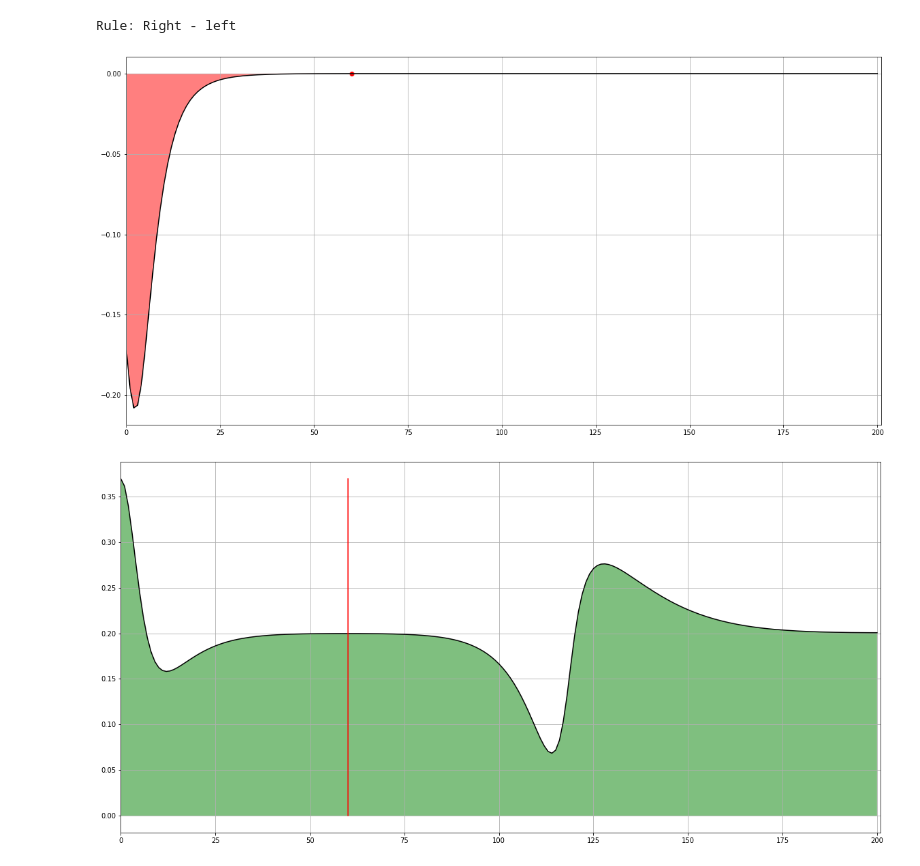
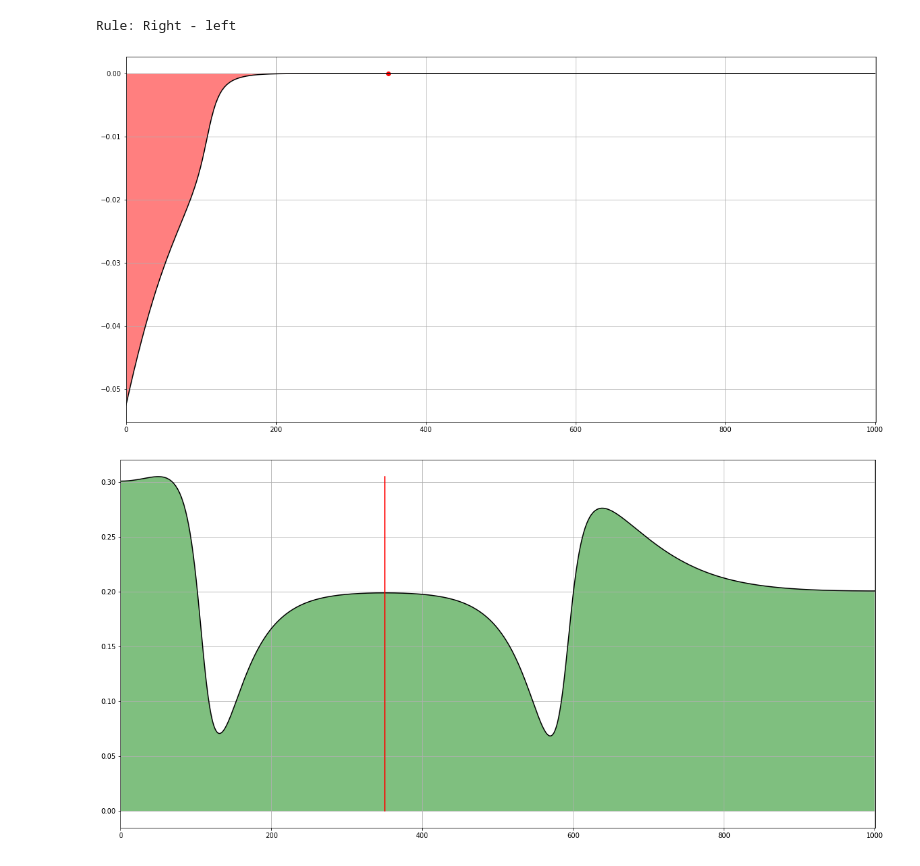
Before and after one commit to EnglishBeach/FEniCSx_polymers, a Jupyter notebook: Solver/Solver.ipynb, the cells around one changed output. Cells and saved outputs as stored; diff of their text form; code cells hidden in the pictures.

```diff
--- a/Solver/Solver.ipynb
+++ b/Solver/Solver.ipynb
@@ -1078,7 +1076,8 @@ class DATA_class:
 # %%
-const = Const_par(
+# Set up parametrs
+consts = Param_const(
     light={
-        'type': 'sigmoid', 'left': 0., 'right': 0.6, 'slope': 10
+        'type': 'sigmoid', 'left': 0.1, 'right': 0.6, 'slope': 10
     },
     gen_rate=0.01,
     a_rate=1,
@@ -1086,7 +1085,7 @@ const = Const_par(
     e_rate=0.5,
     P_step=0.13
 )
-sol = Solve_confs_par(
+sol = Param_solve_confs(
     solve_options={
         'convergence': 'incremental', 'tolerance': 1E-20
     }
@@ -1094,9 +1093,9 @@ sol = Solve_confs_par(
 DATA = DATA_class(
      # solve_confs=sol,
      # save=Save_par(save_name='input', desc='input'),
-    time=Time_par(dt=0.001, T=1.7),
-    const=const,
-    mesh=Mesh_par(domain_intervals=100, degree=2),
+    time=Param_time(dt=0.001, T=1.7),
+    consts=consts,
+    mesh=Param_mesh(domain_intervals=1000, degree=1),
 )
 # %%
 # Task
@@ -1438,6 +1502,6 @@ draw()
 # %%
-check_symmetry(Function(W0, NS, 'neutral'))
+check_symmetry(Function(SUBSPACE.N, SUBFUNC.N, 'neutral'))
 # %% [output]
 Rule: Right - left
-[figure, old version]
+[figure, new version]
-[figure, old version]
+[figure, new version]
```
Also changed, not shown: parts of 7 cells of this notebook.
